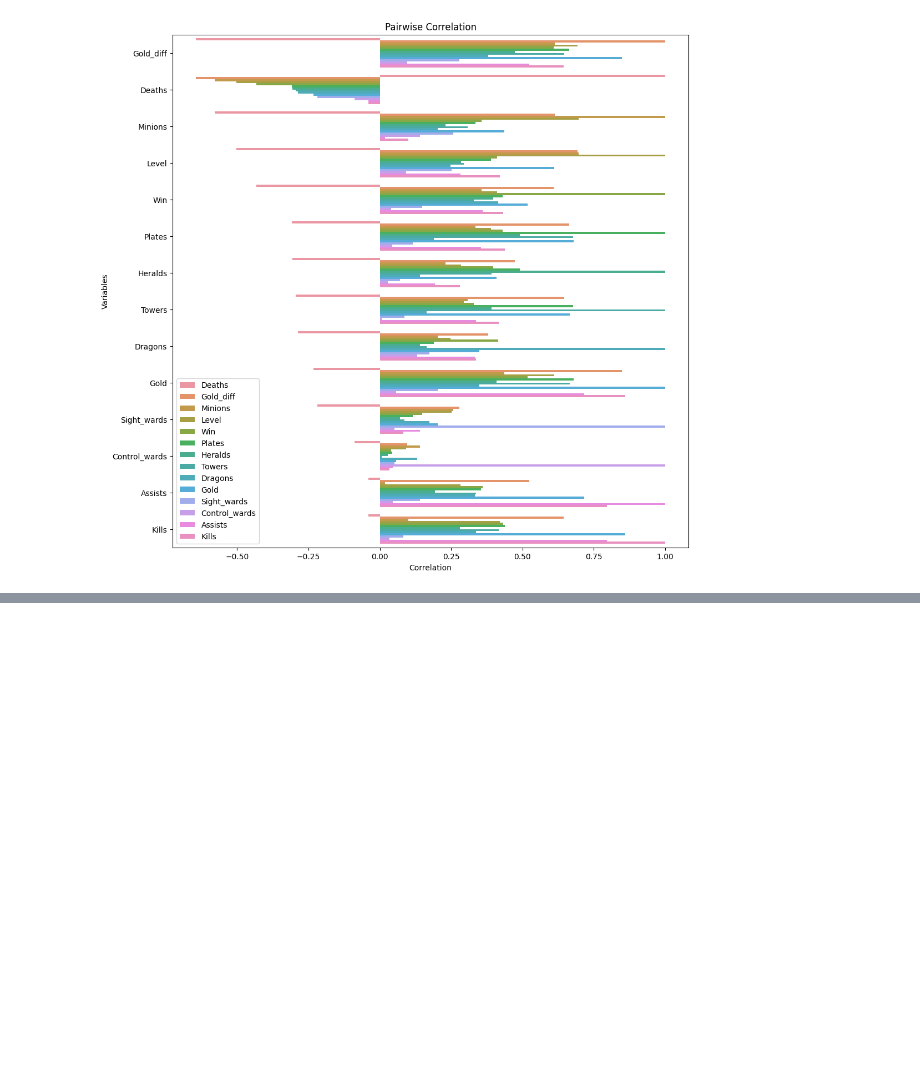
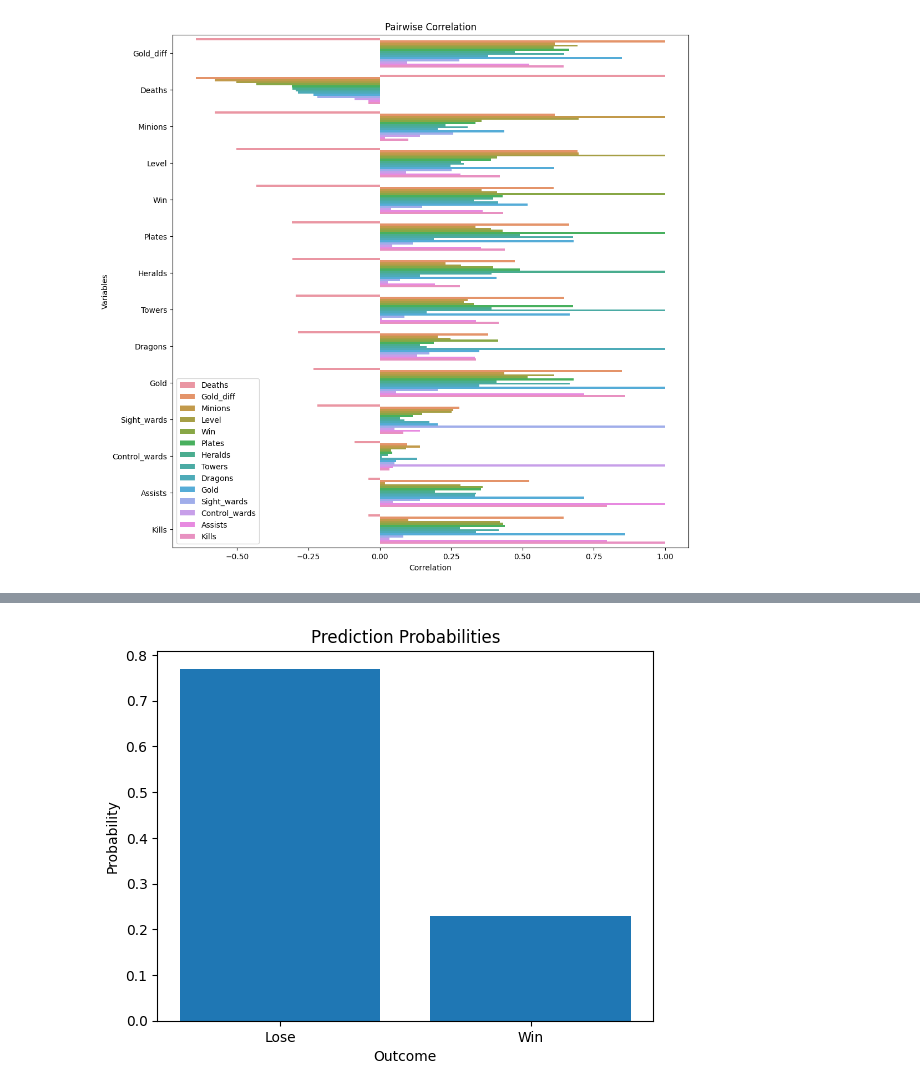
Before and after one commit to Friebay/LeagueOfLegendsPredictions, a Jupyter notebook: Predictor_jupyter.ipynb, the cells around one changed output, grey strips where cells are left out. Saved outputs shown, nothing was run; the diff lists cells and outputs as text; code cells hidden in the pictures; blank space fills up the shorter version.

```diff
--- a/Predictor_jupyter.ipynb
+++ b/Predictor_jupyter.ipynb
@@ -118,3 +223,20 @@ weighted avg     0.7625    0.7627    0.7624       118
+# %%
+import matplotlib.pyplot as plt
+
+# Extract probabilities
+probabilities = prediction_probabilities[0]
+
+# Create labels for classes
+labels = ["Lose", "Win"]
+
+# Plot the probabilities
+plt.bar(labels, probabilities)
+plt.xlabel("Outcome")
+plt.ylabel("Probability")
+plt.title("Prediction Probabilities")
+plt.show()
+# %% [output]
+[figure, added]
 # %%
 #Decision Tree using the original df
 log_select = fit_eval(DecisionTreeClassifier(), X_train, y_train, X_test, y_test)
```
Also changed, not shown: parts of 12 cells of this notebook.
